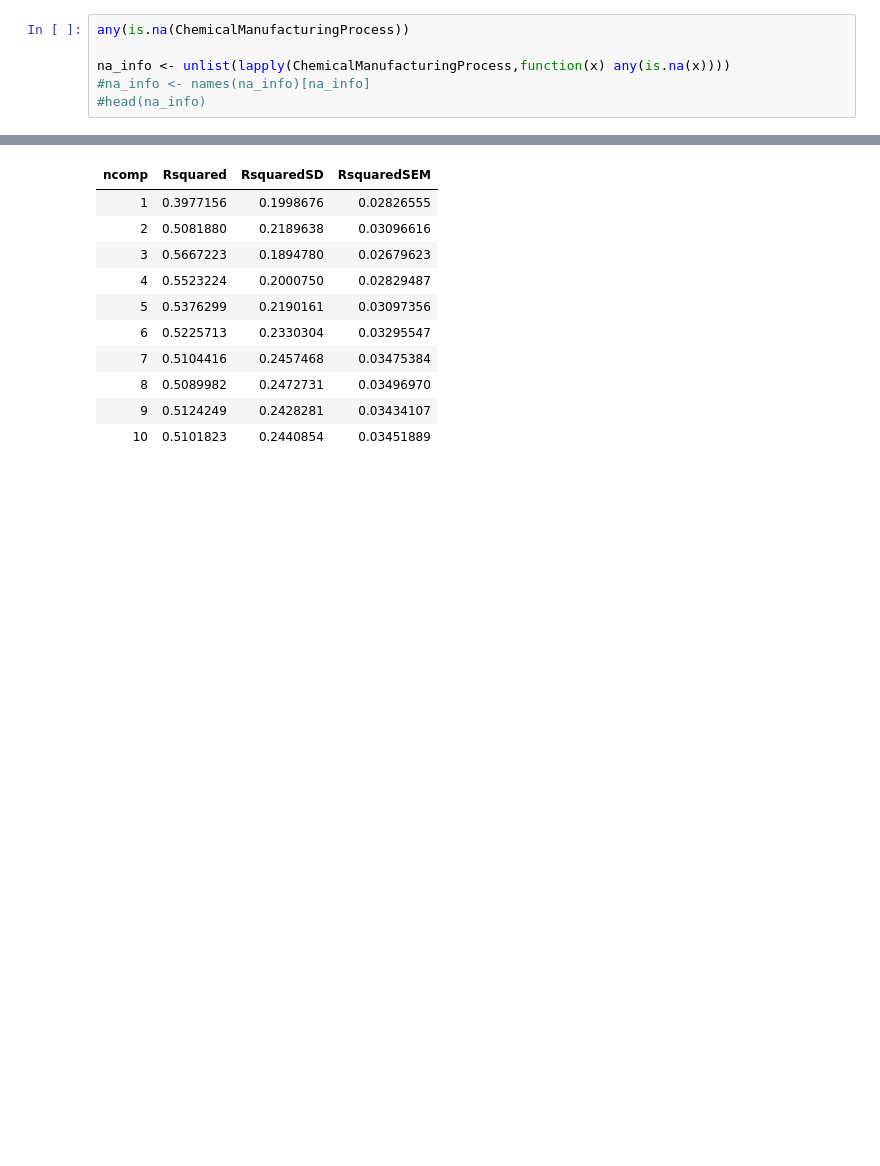
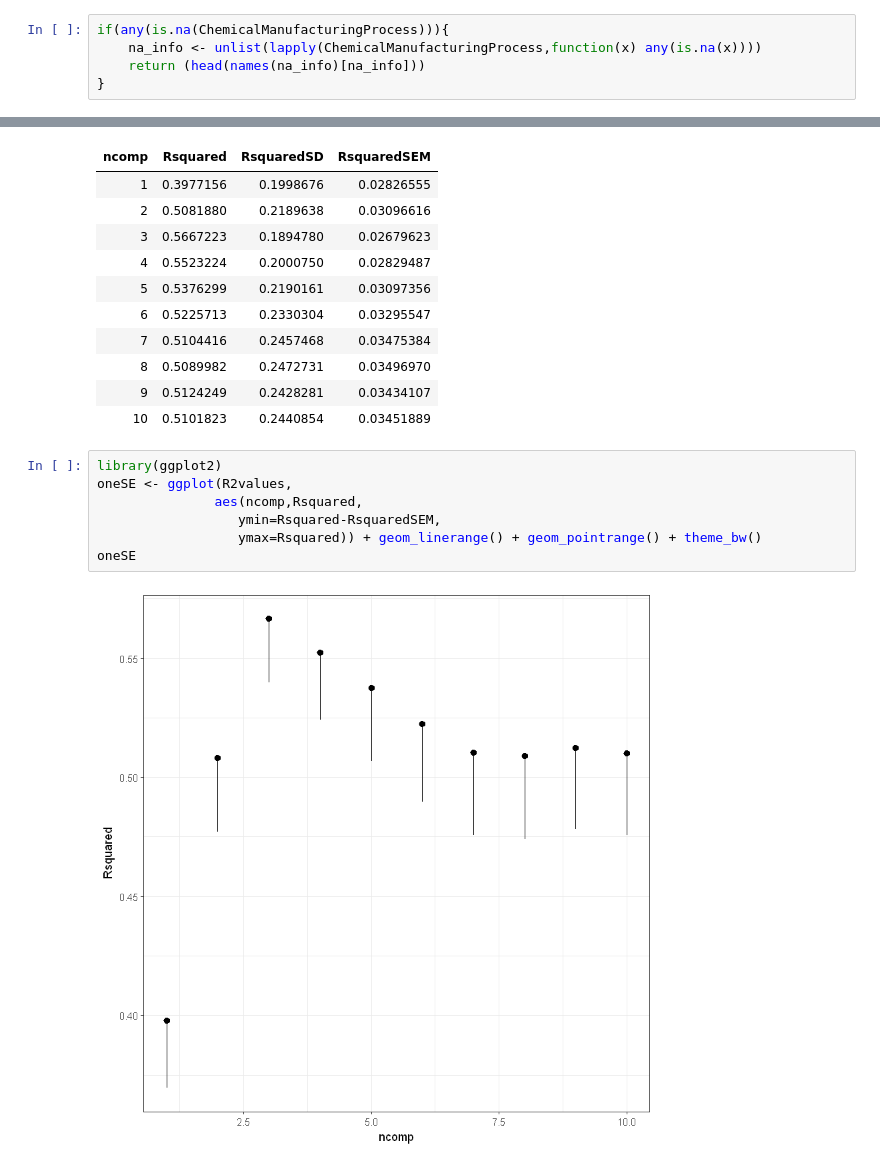
Before and after one commit to Randallzoeng/BookClub, a Jupyter notebook: AppliedPredictiveModeling/Chap. 4 Exercises.ipynb, the cells around one changed output, grey strips where cells are left out. Saved outputs shown, nothing was run; the diff lists cells and outputs as text; blank space fills up the shorter version.

```diff
--- a/AppliedPredictiveModeling/Chap. 4 Exercises.ipynb
+++ b/AppliedPredictiveModeling/Chap. 4 Exercises.ipynb
@@ -154,9 +156,8 @@ head(ChemicalManufacturingProcess)
 | 42.49 | 7.47 | 63.33 | 72.25 | 14.02 | ... |
 | 43.57 | 6.12 | 58.36 | 65.31 | 15.17 | ... |
 # %%
-any(is.na(ChemicalManufacturingProcess))
-
-na_info <- unlist(lapply(ChemicalManufacturingProcess,function(x) any(is.na(x))))
-#na_info <- names(na_info)[na_info]
-#head(na_info)
+if(any(is.na(ChemicalManufacturingProcess))){
+    na_info <- unlist(lapply(ChemicalManufacturingProcess,function(x) any(is.na(x))))
+    return (head(names(na_info)[na_info]))
+}
 # %% [output]
@@ -186,3 +211,12 @@ R2values
 | 8 | 0.5089982 | 0.2472731 | 0.03496970 |
 | 9 | 0.5124249 | 0.2428281 | 0.03434107 |
 | 10 | 0.5101823 | 0.2440854 | 0.03451889 |
+# %%
+library(ggplot2)
+oneSE <- ggplot(R2values,
+               aes(ncomp,Rsquared,
+                  ymin=Rsquared-RsquaredSEM,
+                  ymax=Rsquared)) + geom_linerange() + geom_pointrange() + theme_bw()
+oneSE
+# %% [output]
+[figure, added]
```
Also changed, not shown: parts of 14 cells of this notebook.
